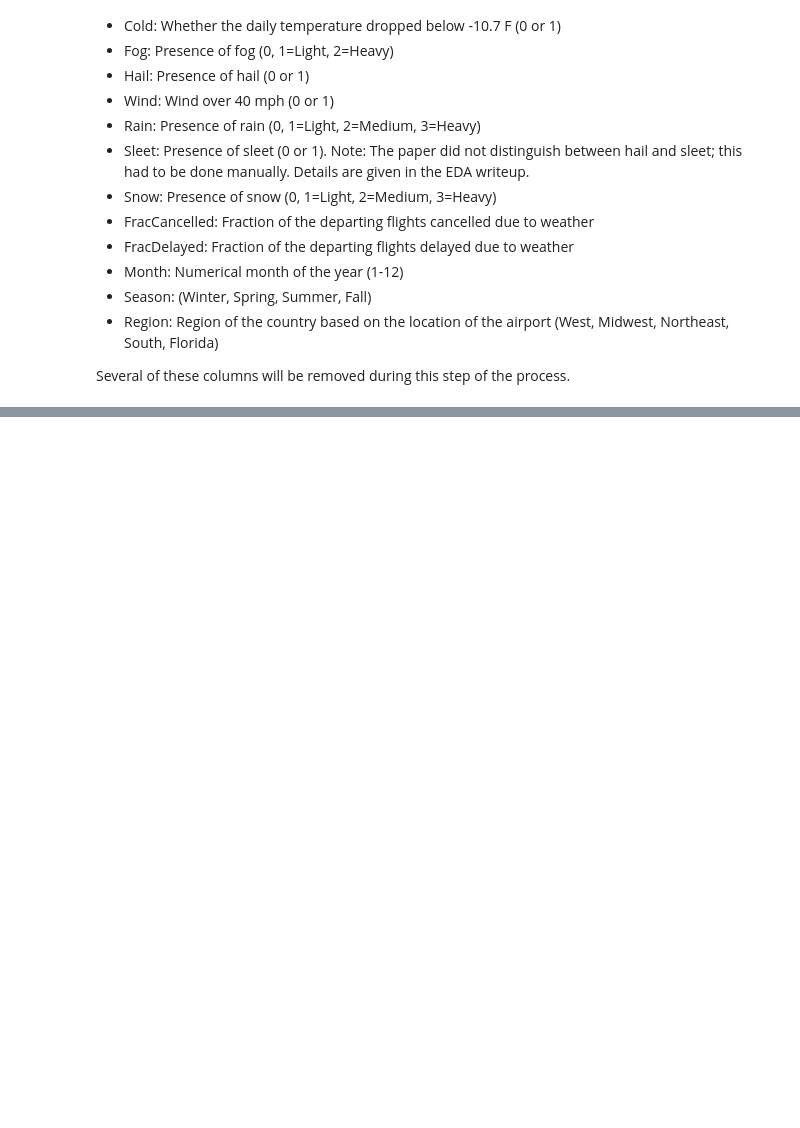
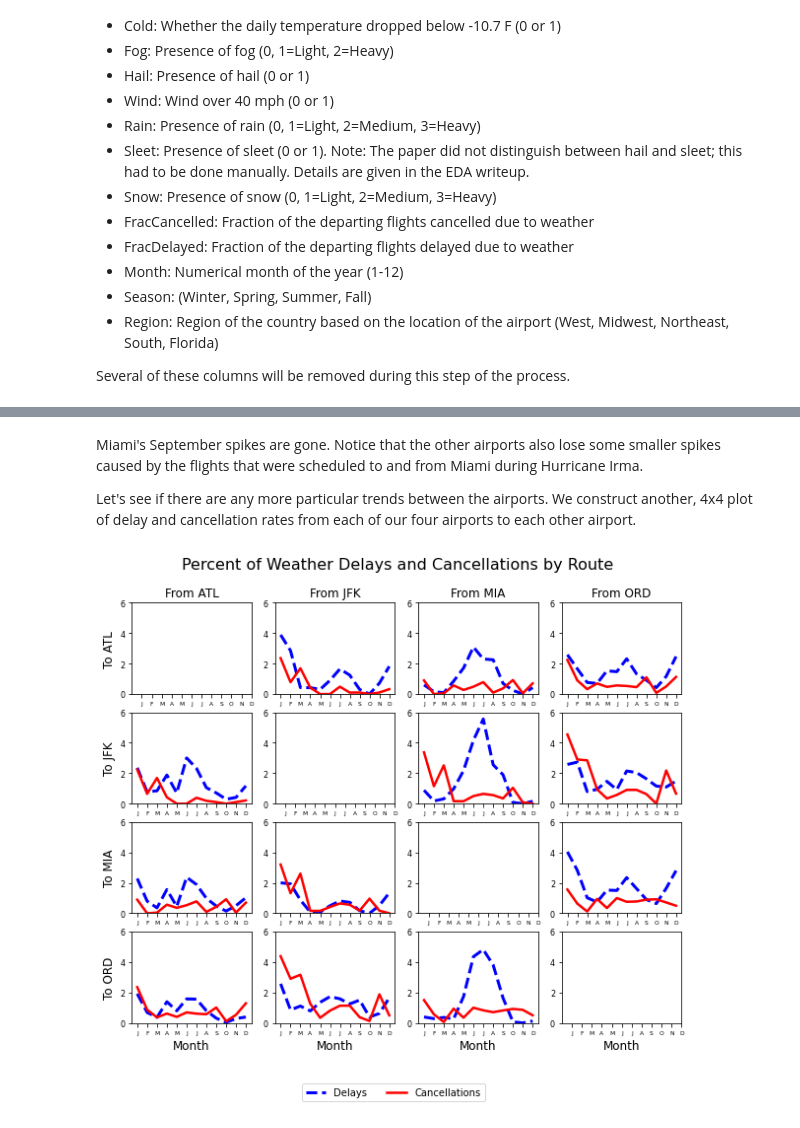
Before and after one commit to BarrettNB/Springboard, a Jupyter notebook: Capstone_2--Airport_weather/Steps_2-3_DataWrangling_EDA_3_Analysis.ipynb, the cells around one changed output, grey strips where cells are left out. Saved outputs shown, nothing was run; the diff lists cells and outputs as text; code cells hidden in the pictures; blank space fills up the shorter version.

```diff
--- a/Capstone_2--Airport_weather/Steps_2-3_DataWrangling_EDA_3_Analysis.ipynb
+++ b/Capstone_2--Airport_weather/Steps_2-3_DataWrangling_EDA_3_Analysis.ipynb
@@ -812,0 +279,10 @@ print(stopwatch.getElapsedTime())
+# %% [markdown]
+Miami's September spikes are gone. Notice that the other airports also lose some smaller spikes caused
+by the flights that were scheduled to and from Miami during Hurricane Irma.
+
+Let's see if there are any more particular trends between the airports. We construct another, 4x4 plot of
+delay and cancellation rates from each of our four airports to each other airport.
+# %%
+periodic_summary_by_route(monthly_routes)
+# %% [output]
+[figure, added]
```
Also changed, not shown: parts of 95 cells of this notebook, 3 other files.
